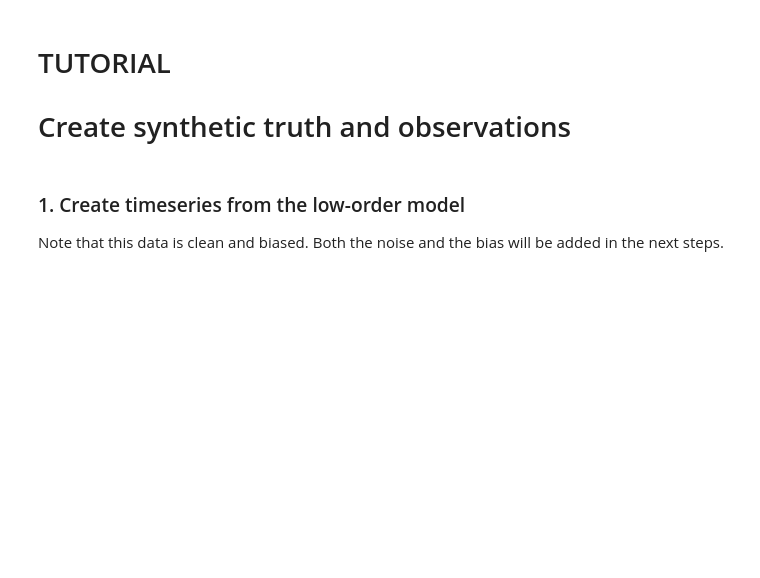
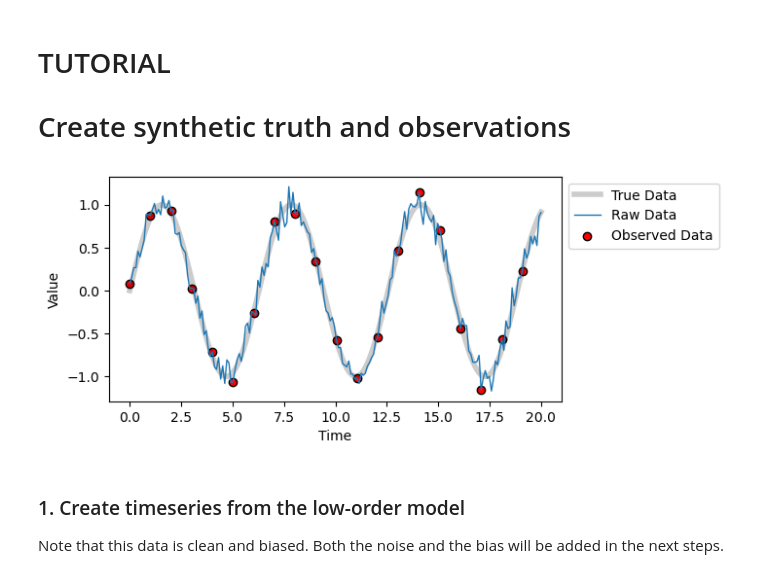
Before and after one commit to andreanovoa/real-time-bias-aware-DA, a Jupyter notebook: scripts/tutorials/0_How_to_repo/04_Class_Observations.ipynb, the cells around one changed output. Cells and saved outputs as stored; diff of their text form; code cells hidden in the pictures; blank space fills up the shorter version.

```diff
--- a/scripts/tutorials/0_How_to_repo/04_Class_Observations.ipynb
+++ b/scripts/tutorials/0_How_to_repo/04_Class_Observations.ipynb
@@ -1,6 +1,26 @@
 # %% [markdown]
 # TUTORIAL
 # Create synthetic truth and observations
+# %%
+import numpy as np
+import matplotlib.pyplot as plt
+import numpy as np
+
+
+t = np.linspace(0, 20, 200)
+
+true_data = np.sin(t)
+raw_data = true_data + 0.1 * np.random.randn(len(t))  # Add a noise to the true data
+dt_obs = 10
+observed_data = raw_data[::dt_obs]
+
+plt.figure(figsize=(6, 3))
+plt.plot(t, true_data, c='k', alpha=.2, lw=4, label='True Data')
+plt.plot(t, raw_data, c='C0', lw=1, label='Raw Data')
+plt.scatter(t[::dt_obs], observed_data, color='red', label='Observed Data', edgecolors='k')
+plt.xlabel('Time'), plt.ylabel('Value'), plt.legend(loc='upper left', bbox_to_anchor=(1, 1));
+# %% [output]
+[figure, added]
 # %% [markdown]
 ### 1. Create timeseries from the low-order model
 
```
Also changed, not shown: parts of 11 cells of this notebook, 13 other files.
